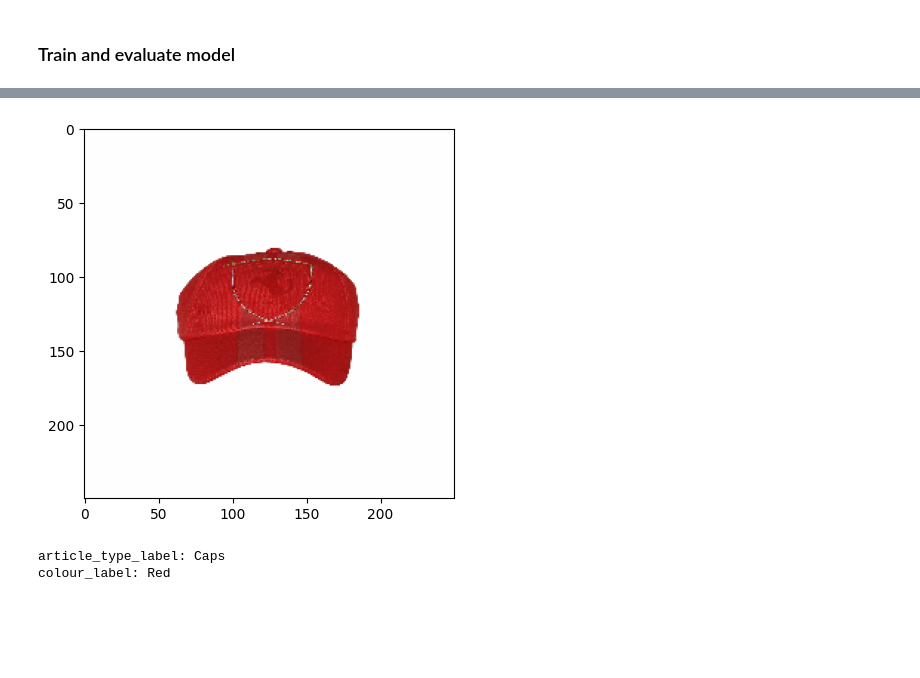
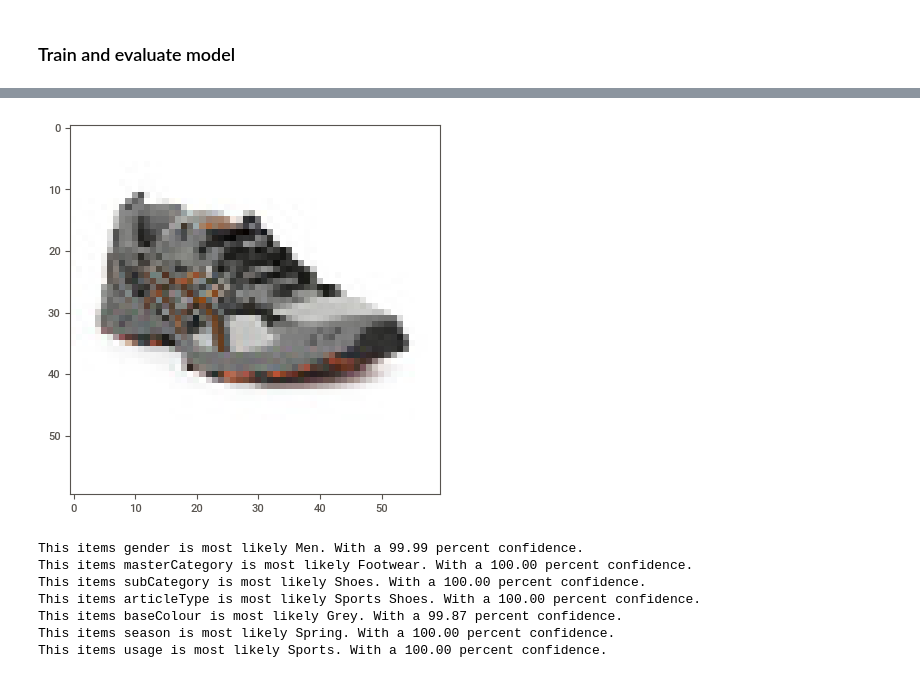
Before and after one commit to ihorkomarov/cloth_classifier, a Jupyter notebook: dataset_exploration.ipynb, the cells around one changed output, grey strips where cells are left out. Drawn from its saved outputs; the diff is of its cells as text; code cells hidden in the pictures; blank space fills up the shorter version.

```diff
--- a/dataset_exploration.ipynb
+++ b/dataset_exploration.ipynb
@@ -254,5 +304,5 @@ history_df.loc[:,[col for col in history_df.columns if 'loss' in col and 'val' n
 # %%
-image_path = df_data['filename'][500]
+image_path = df_data['filename'][1750]
 input_image = np.expand_dims(process_image(image_path), axis=0)
 # %%
 output = model.predict(input_image)
@@ -267,12 +311,23 @@ colour_label = lb_colour.classes_[colour]
+# %%
+for lable in output_lables:
+    output[lable] = output[lable][0]
 # %%
 import matplotlib.pyplot as plt
-# %%
-image = load_img(image_path, target_size=(IMAGE_HEIGHT, IMAGE_WIDTH))
-plt.imshow(image)
-plt.show()
-print(f"article_type_label: {article_type_label}")
-print(f"colour_label: {colour_label}")
-# %% [output]
-[figure, removed]
-article_type_label: Caps
-colour_label: Red
+# %%
+image = load_img(image_path, target_size=(IMAGE_HEIGHT, IMAGE_WIDTH))
+plt.imshow(image)
+plt.show()
+for lable in output_lables:
+    print(
+        "This items {} is most likely {}. With a {:.2f} percent confidence."
+        .format(lable,lable_encoders[lable].classes_[output[lable].argmax()], 100 * output[lable].max())
+    )
+# %% [output]
+[figure, added]
+This items gender is most likely Men. With a 99.99 percent confidence.
+This items masterCategory is most likely Footwear. With a 100.00 percent confidence.
+This items subCategory is most likely Shoes. With a 100.00 percent confidence.
+This items articleType is most likely Sports Shoes. With a 100.00 percent confidence.
+This items baseColour is most likely Grey. With a 99.87 percent confidence.
+This items season is most likely Spring. With a 100.00 percent confidence.
+This items usage is most likely Sports. With a 100.00 percent confidence.
```
Also changed, not shown: parts of 30 cells of this notebook, 2 other files.
